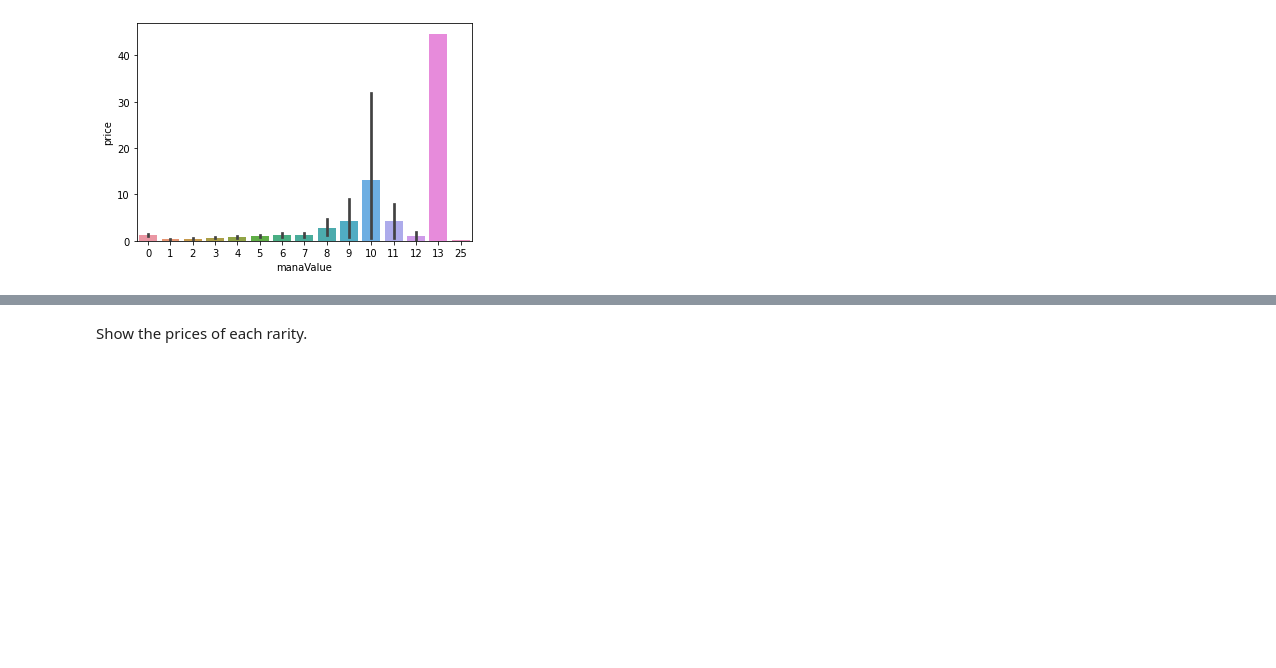
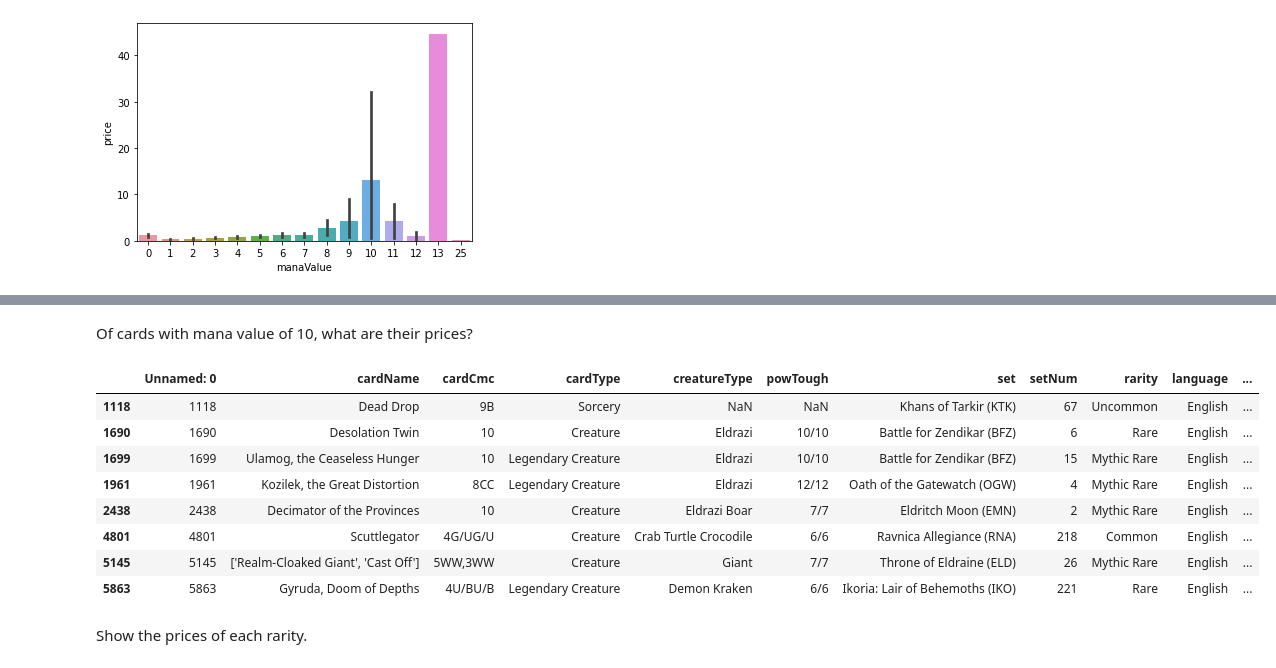
Before and after one commit to LukeNoles/MTGdataset, a Jupyter notebook: MTGdataset/mtg.ipynb, the cells around one changed output, grey strips where cells are left out. Saved outputs shown, nothing was run; the diff lists cells and outputs as text; code cells hidden in the pictures; blank space fills up the shorter version.

```diff
--- a/MTGdataset/mtg.ipynb
+++ b/MTGdataset/mtg.ipynb
@@ -100,3 +123,18 @@ sns.barplot(x=lesseight.manaValue, y = lesseight.price)
+# %% [markdown]
+Of cards with mana value of 10, what are their prices?
+# %%
+ten = df[df.manaValue == 10]
+ten
+# %% [output]
+|  | Unnamed: 0 | cardName | cardCmc | cardType | creatureType | powTough | set | setNum | rarity | language | ... |
+| 1118 | 1118 | Dead Drop | 9B | Sorcery | NaN | NaN | Khans of Tarkir (KTK) | 67 | Uncommon | English | ... |
+| 1690 | 1690 | Desolation Twin | 10 | Creature | Eldrazi | 10/10 | Battle for Zendikar (BFZ) | 6 | Rare | English | ... |
+| 1699 | 1699 | Ulamog, the Ceaseless Hunger | 10 | Legendary Creature | Eldrazi | 10/10 | Battle for Zendikar (BFZ) | 15 | Mythic Rare | English | ... |
+| 1961 | 1961 | Kozilek, the Great Distortion | 8CC | Legendary Creature | Eldrazi | 12/12 | Oath of the Gatewatch (OGW) | 4 | Mythic Rare | English | ... |
+| 2438 | 2438 | Decimator of the Provinces | 10 | Creature | Eldrazi Boar | 7/7 | Eldritch Moon (EMN) | 2 | Mythic Rare | English | ... |
+| 4801 | 4801 | Scuttlegator | 4G/UG/U | Creature | Crab Turtle Crocodile | 6/6 | Ravnica Allegiance (RNA) | 218 | Common | English | ... |
+| 5145 | 5145 | ['Realm-Cloaked Giant', 'Cast Off'] | 5WW,3WW | Creature | Giant | 7/7 | Throne of Eldraine (ELD) | 26 | Mythic Rare | English | ... |
+| 5863 | 5863 | Gyruda, Doom of Depths | 4U/BU/B | Legendary Creature | Demon Kraken | 6/6 | Ikoria: Lair of Behemoths (IKO) | 221 | Rare | English | ... |
 # %% [markdown]
 Show the prices of each rarity.
 # %%
```
Also changed, not shown: parts of 6 cells of this notebook.
